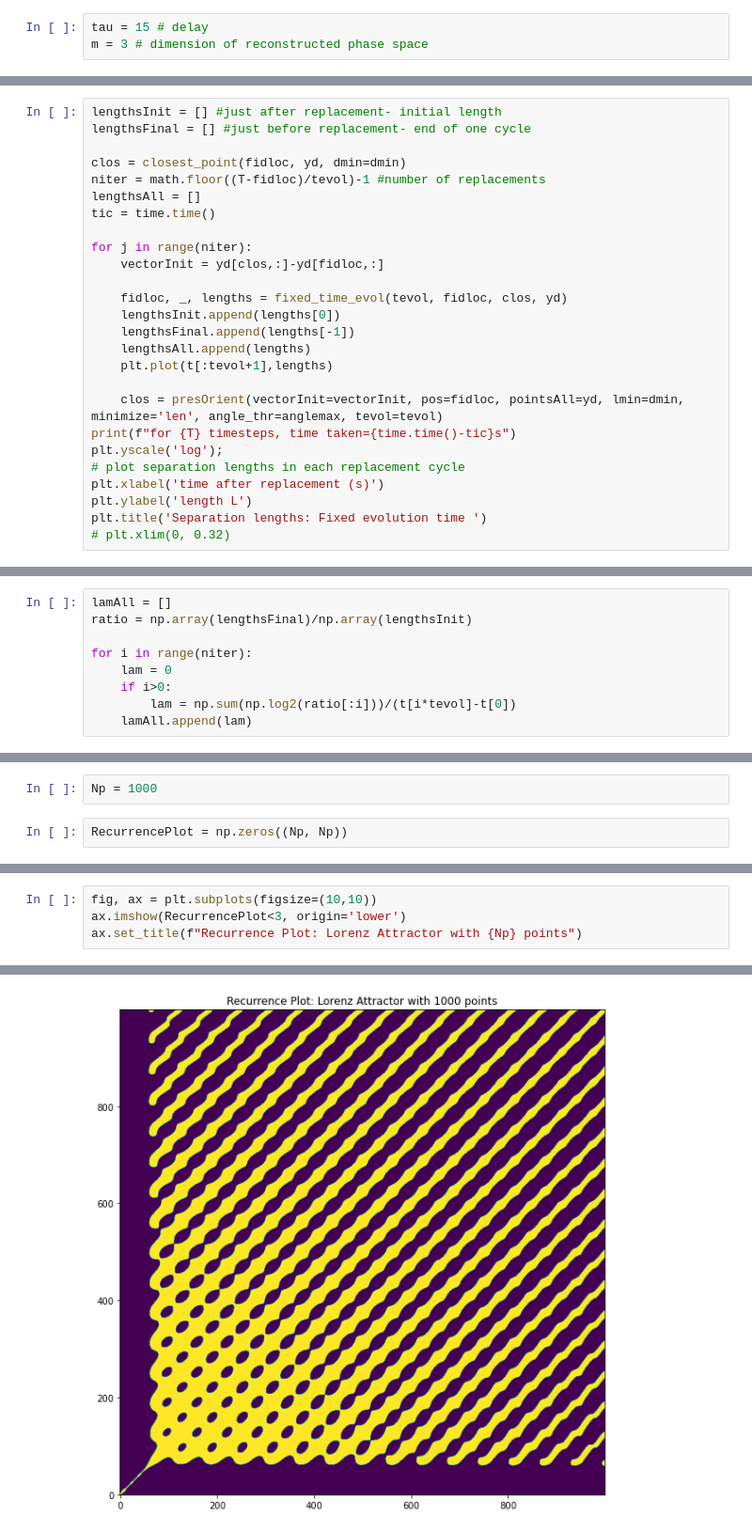
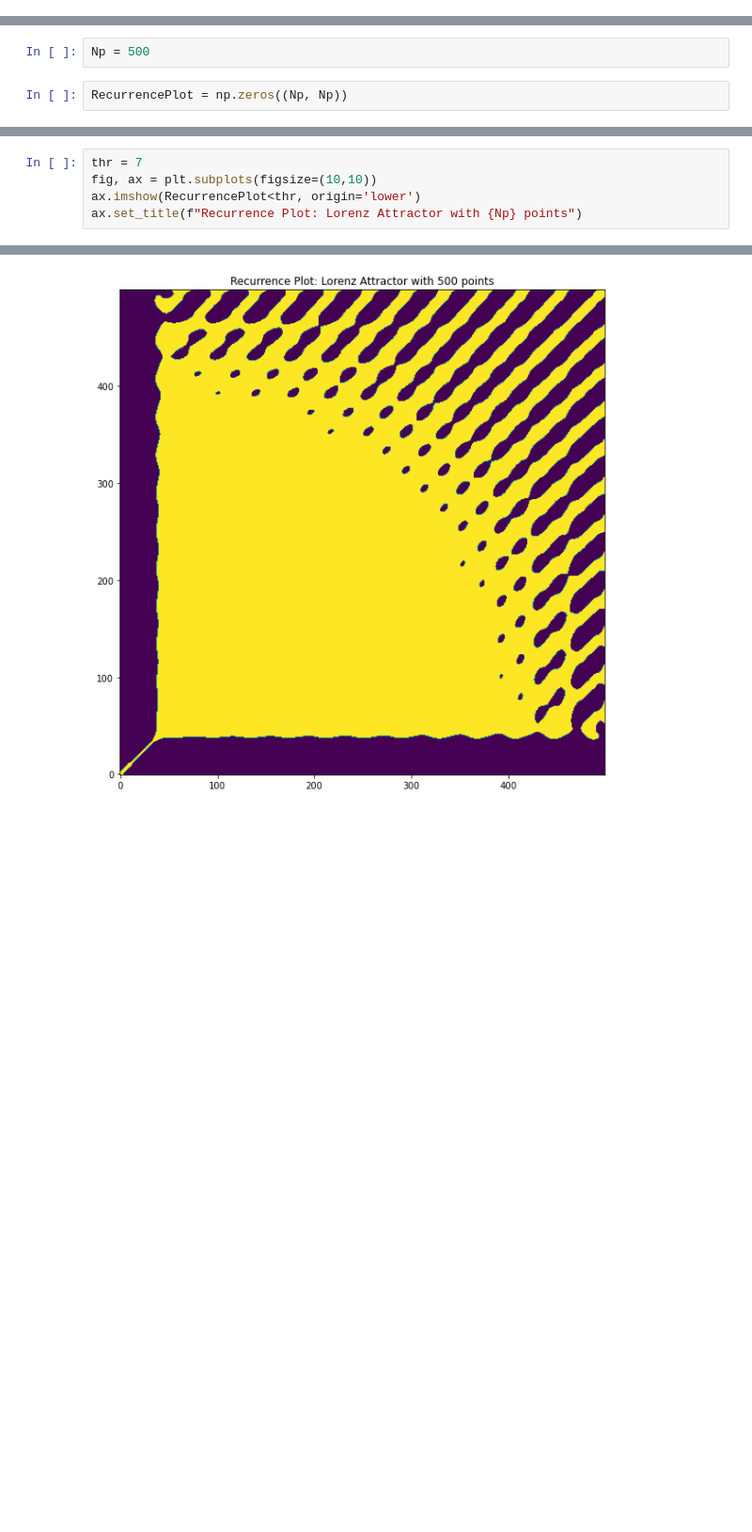
Before and after one commit to Divyansh-pro/Nonlinear-dynamics, a Jupyter notebook: lyapunov_exp_lorenz.ipynb, the cells around one changed output, grey strips where cells are left out. Shown at 94% size. Drawn from its saved outputs; the diff is of its cells as text; blank space fills up the shorter version.

```diff
--- a/lyapunov_exp_lorenz.ipynb
+++ b/lyapunov_exp_lorenz.ipynb
@@ -61,6 +80,3 @@ New delayed coordinates: $ (y_1(t), y_1(t+\tau), y_1(t+2\tau), ..., y_1(t+(m-1)\
-# %%
-tau = 15 # delay
-m = 3 # dimension of reconstructed phase space
 # %%
 y1_t = y_t[:,0] #observations
 yd = reconstructed_phase_space(y1_t, tau, m)
@@ -171,26 +164,0 @@ anglemax = 2 # max angle allowed
-# %%
-lengthsInit = [] #just after replacement- initial length
-lengthsFinal = [] #just before replacement- end of one cycle
-
-clos = closest_point(fidloc, yd, dmin=dmin)
-niter = math.floor((T-fidloc)/tevol)-1 #number of replacements
-lengthsAll = []
-tic = time.time()
-
-for j in range(niter):
-    vectorInit = yd[clos,:]-yd[fidloc,:]
-
-    fidloc, _, lengths = fixed_time_evol(tevol, fidloc, clos, yd)
-    lengthsInit.append(lengths[0])
-    lengthsFinal.append(lengths[-1])
-    lengthsAll.append(lengths)
-    plt.plot(t[:tevol+1],lengths)
-
-    clos = presOrient(vectorInit=vectorInit, pos=fidloc, pointsAll=yd, lmin=dmin, minimize='len', angle_thr=anglemax, tevol=tevol)
-print(f"for {T} timesteps, time taken={time.time()-tic}s")
-plt.yscale('log');
-# plot separation lengths in each replacement cycle
-plt.xlabel('time after replacement (s)')
-plt.ylabel('length L')
-plt.title('Separation lengths: Fixed evolution time ')
-# plt.xlim(0, 0.32)
@@ -245,14 +209,5 @@ plt.show()
 # %% [markdown]
 Compute and plot $\lambda$
-# %%
-lamAll = []
-ratio = np.array(lengthsFinal)/np.array(lengthsInit)
-
-for i in range(niter):
-    lam = 0
-    if i>0:
-        lam = np.sum(np.log2(ratio[:i]))/(t[i*tevol]-t[0])
-    lamAll.append(lam)
 # %%
 fig = plt.figure(figsize=(8,6))
 plt.plot(t[:niter*tevol:tevol],lamAll, 'r-')
@@ -280,7 +235,7 @@ print(lamAll[-1])
 # %% [markdown]
 # Recurrence Plots
 # %%
-Np = 1000
+Np = 500
 # %%
 RecurrencePlot = np.zeros((Np, Np))
 # %%
@@ -295,5 +250,6 @@ time taken=6.552050590515137s
 # %%
+thr = 7
 fig, ax = plt.subplots(figsize=(10,10))
-ax.imshow(RecurrencePlot<3, origin='lower')
+ax.imshow(RecurrencePlot<thr, origin='lower')
 ax.set_title(f"Recurrence Plot: Lorenz Attractor with {Np} points")
 # %% [output]
@@ -301,2 +257,2 @@ Text(0.5, 1.0, 'Recurrence Plot: Lorenz Attractor with 1000 points')
-[figure, old version]
+[figure, new version]
 # %%
```
Also changed, not shown: parts of 38 cells of this notebook, 4 other files.
